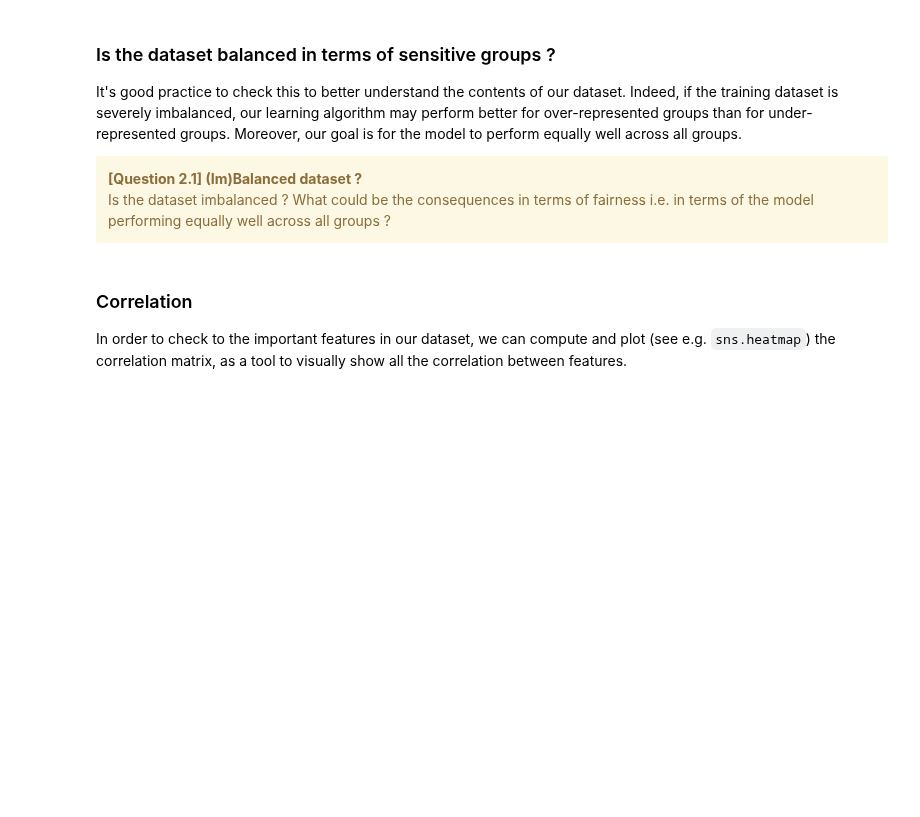
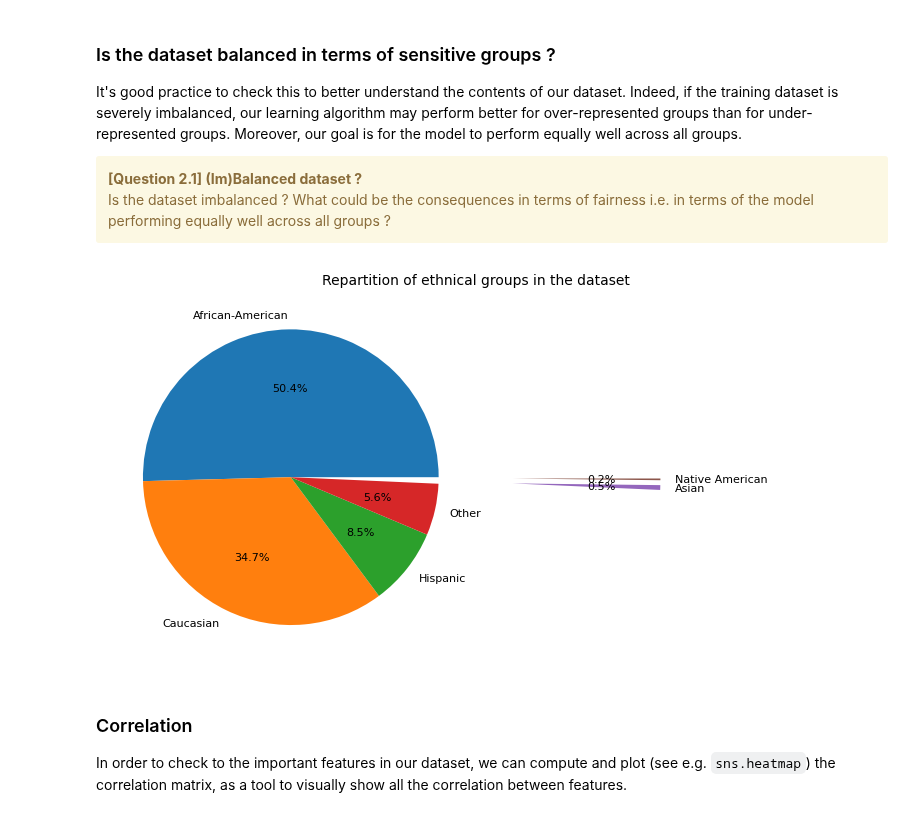
Before and after one commit to bolclaire/LEPL1109, a Jupyter notebook: Hackaton3/H3-Clustering-Student.ipynb, the cells around one changed output. Cells and saved outputs as stored; diff of their text form; code cells hidden in the pictures; blank space fills up the shorter version.

Commit message:
Q2 plus jolis graphes

```diff
--- a/Hackaton3/H3-Clustering-Student.ipynb
+++ b/Hackaton3/H3-Clustering-Student.ipynb
@@ -549,27 +705,39 @@ Is the dataset imbalanced ? What could be the consequences in terms of fairness
 # %%
 """
 CELL N°2.1.1: (Im)Balanced dataset ?
 
 @pre:  A pandas.DataFrame `X` containing the dataset
 @post: A pie chart plot representing the repartition of race groups in the dataset.
 """
+import pandas as pd
+pd.Series.plot
 X = df
 
 def show_pieplot(X) :
 
     # As the race group was previously removed, we can temporarily add it back, using the following map.
     race_reverse_map = {v: k for k, v in race_map.items()}
 
     # Temporarily add the race group to the X dataframe
     X['race'] = [race_reverse_map[r] for r in race]
 
     # Plotting the pie chart
-    X['race'].value_counts().plot(kind='pie', autopct='%1.1f%%')
+    fig = plt.figure()
+    plt.title('Repartition of ethnical groups in the dataset', x=1, fontsize=10)
+    X['race'].value_counts().plot(kind='pie',
+                                  autopct='%1.1f%%',
+                                  ylabel='' ,
+                                  textprops={'fontsize': 8},
+                                  explode=(0,0,0,0,1.5,1.5)
+                                  )
+    fig.savefig('Q2pie.pdf',bbox_inches='tight')
 
     # Removing the race group again after doing the plot
     X.drop(columns=["race"], inplace=True)
 
 show_pieplot(X)
+# %% [output]
+[figure, added]
 # %% [markdown]
 ### Correlation
 In order to check to the important features in our dataset, we can compute and plot (see e.g. `sns.heatmap`) the correlation matrix, as a tool to visually show all the correlation between features.
```
Also changed, not shown: parts of 10 cells of this notebook.
